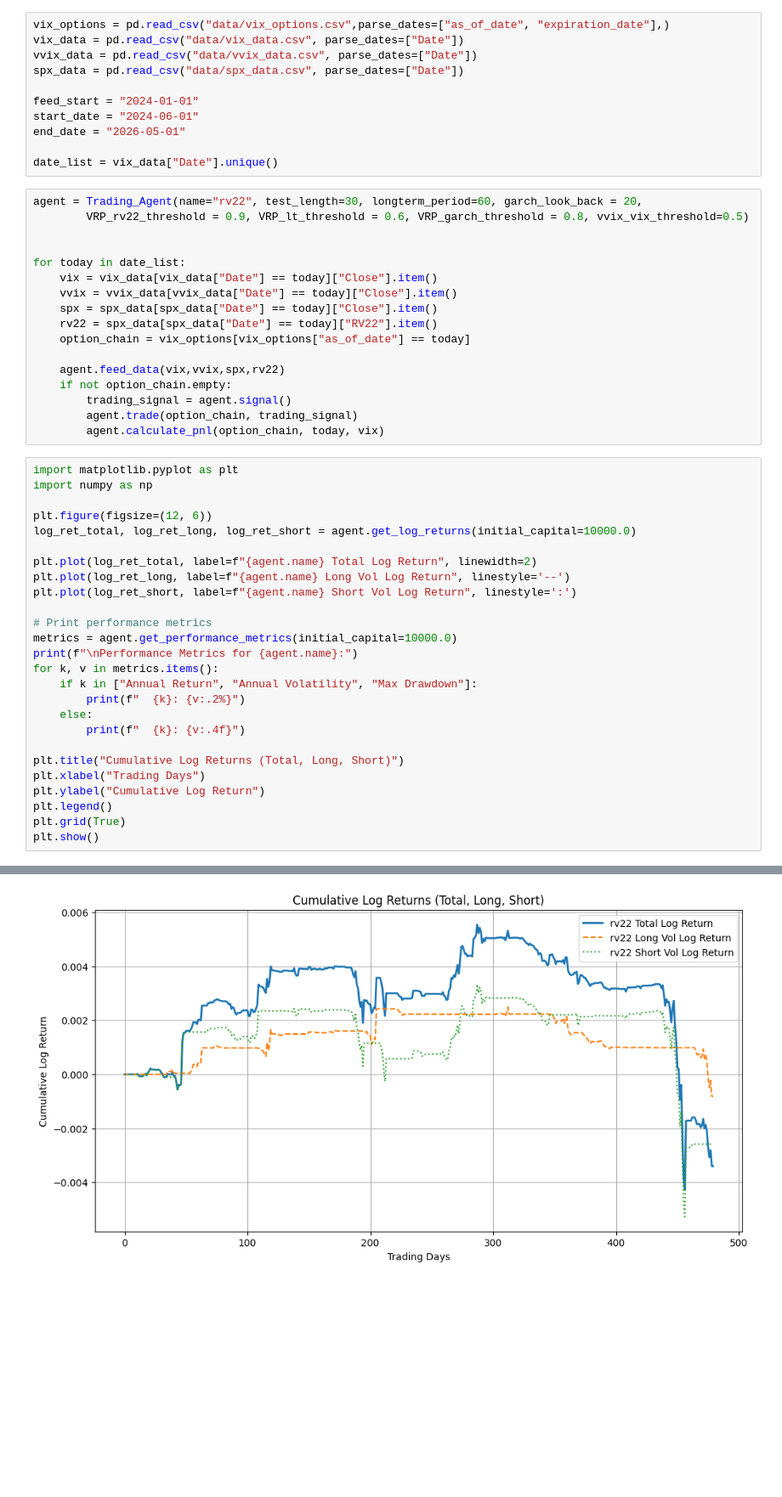
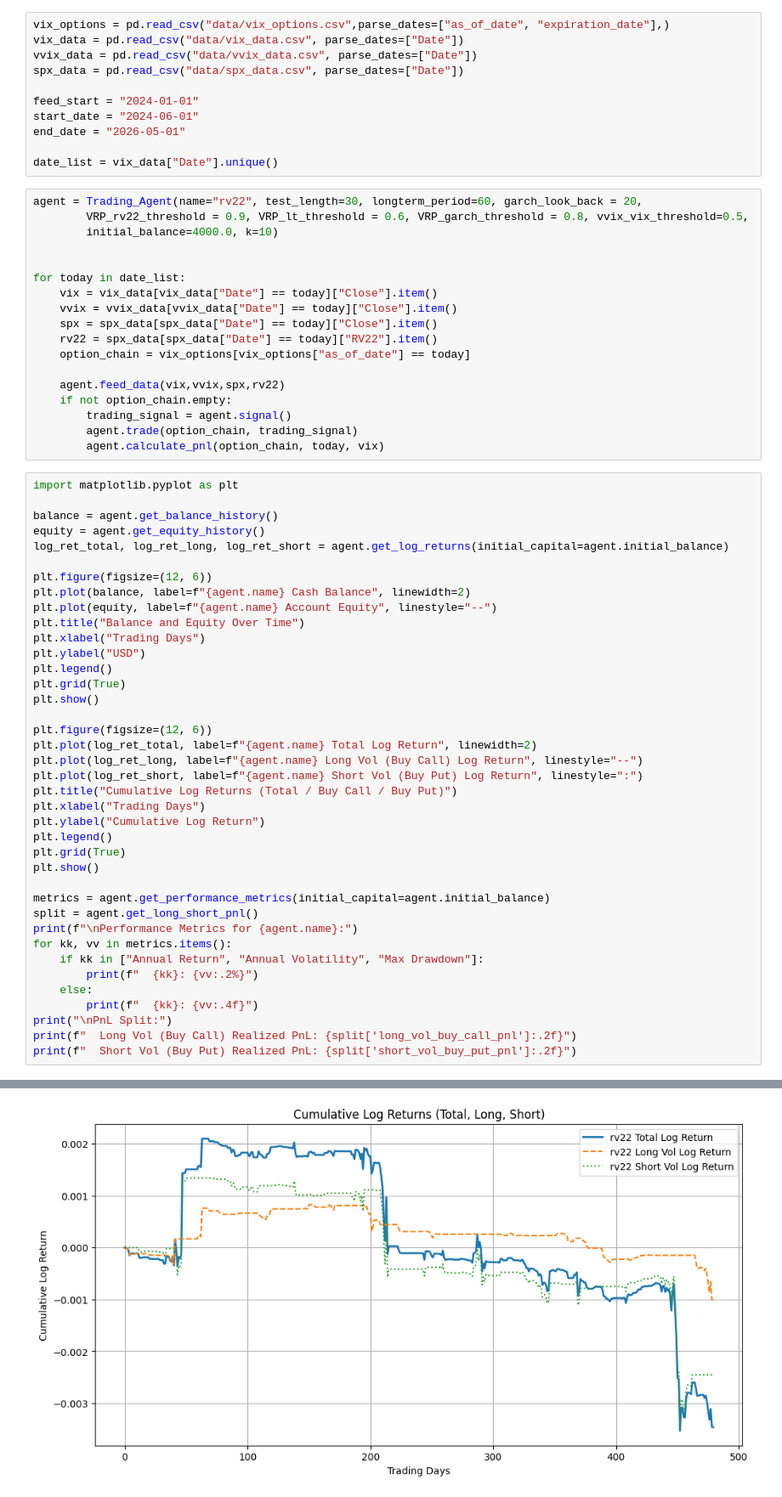
Before and after one commit to StevenYang23/VIX_Trading, a Jupyter notebook: Back_testing.ipynb, the cells around one changed output, grey strips where cells are left out. Shown at 85% size. Cells and saved outputs as stored; diff of their text form; blank space fills up the shorter version.

```diff
--- a/Back_testing.ipynb
+++ b/Back_testing.ipynb
@@ -15,7 +15,8 @@ end_date = "2026-05-01"
 date_list = vix_data["Date"].unique()
 # %%
 agent = Trading_Agent(name="rv22", test_length=30, longterm_period=60, garch_look_back = 20,
-        VRP_rv22_threshold = 0.9, VRP_lt_threshold = 0.6, VRP_garch_threshold = 0.8, vvix_vix_threshold=0.5)
+        VRP_rv22_threshold = 0.9, VRP_lt_threshold = 0.6, VRP_garch_threshold = 0.8, vvix_vix_threshold=0.5,
+        initial_balance=4000.0, k=10)
 
 
 for today in date_list:
@@ -32,29 +33,42 @@ for today in date_list:
         agent.calculate_pnl(option_chain, today, vix)
 # %%
 import matplotlib.pyplot as plt
-import numpy as np
+
+balance = agent.get_balance_history()
+equity = agent.get_equity_history()
+log_ret_total, log_ret_long, log_ret_short = agent.get_log_returns(initial_capital=agent.initial_balance)
 
 plt.figure(figsize=(12, 6))
-log_ret_total, log_ret_long, log_ret_short = agent.get_log_returns(initial_capital=10000.0)
+plt.plot(balance, label=f"{agent.name} Cash Balance", linewidth=2)
+plt.plot(equity, label=f"{agent.name} Account Equity", linestyle="--")
+plt.title("Balance and Equity Over Time")
+plt.xlabel("Trading Days")
+plt.ylabel("USD")
+plt.legend()
+plt.grid(True)
+plt.show()
 
+plt.figure(figsize=(12, 6))
 plt.plot(log_ret_total, label=f"{agent.name} Total Log Return", linewidth=2)
-plt.plot(log_ret_long, label=f"{agent.name} Long Vol Log Return", linestyle='--')
-plt.plot(log_ret_short, label=f"{agent.name} Short Vol Log Return", linestyle=':')
-
-# Print performance metrics
-metrics = agent.get_performance_metrics(initial_capital=10000.0)
-print(f"\nPerformance Metrics for {agent.name}:")
-for k, v in metrics.items():
-    if k in ["Annual Return", "Annual Volatility", "Max Drawdown"]:
-        print(f"  {k}: {v:.2%}")
-    else:
-        print(f"  {k}: {v:.4f}")
-
-plt.title("Cumulative Log Returns (Total, Long, Short)")
+plt.plot(log_ret_long, label=f"{agent.name} Long Vol (Buy Call) Log Return", linestyle="--")
+plt.plot(log_ret_short, label=f"{agent.name} Short Vol (Buy Put) Log Return", linestyle=":")
+plt.title("Cumulative Log Returns (Total / Buy Call / Buy Put)")
 plt.xlabel("Trading Days")
 plt.ylabel("Cumulative Log Return")
 plt.legend()
 plt.grid(True)
 plt.show()
+
+metrics = agent.get_performance_metrics(initial_capital=agent.initial_balance)
+split = agent.get_long_short_pnl()
+print(f"\nPerformance Metrics for {agent.name}:")
+for kk, vv in metrics.items():
+    if kk in ["Annual Return", "Annual Volatility", "Max Drawdown"]:
+        print(f"  {kk}: {vv:.2%}")
+    else:
+        print(f"  {kk}: {vv:.4f}")
+print("\nPnL Split:")
+print(f"  Long Vol (Buy Call) Realized PnL: {split['long_vol_buy_call_pnl']:.2f}")
+print(f"  Short Vol (Buy Put) Realized PnL: {split['short_vol_buy_put_pnl']:.2f}")
 # %% [output]
 Performance Metrics for rv22:
@@ -66,4 +80,4 @@ Performance Metrics for rv22:
-[figure, old version]
+[figure, new version]
 # %%
 plot_vrp(agent)
 # %% [output]
```
Also changed, not shown: parts of 2 cells of this notebook, 2 other files.
